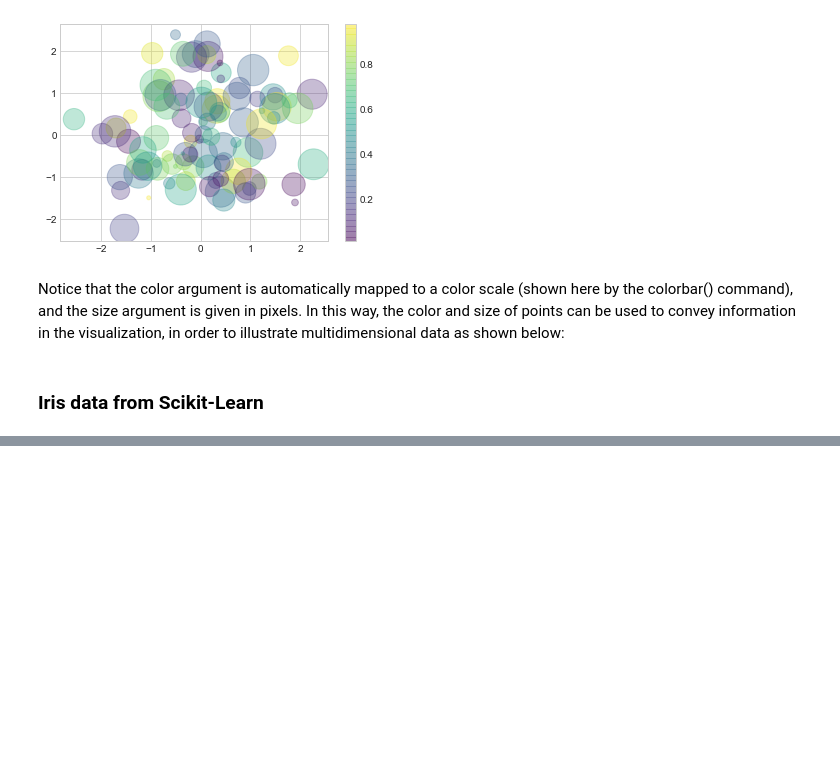
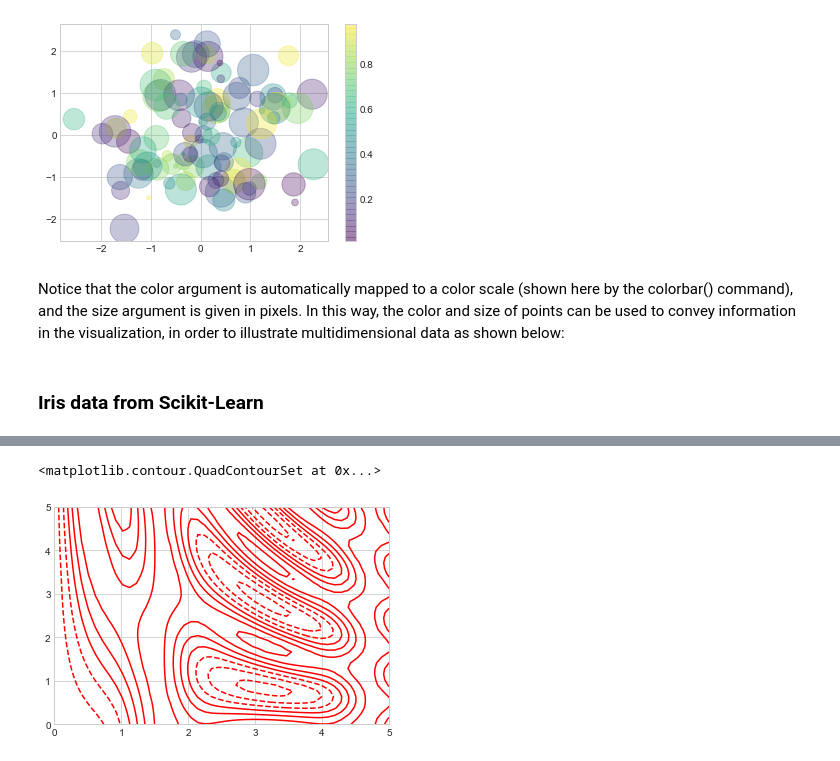
Before and after one commit to gyleodhis/My-Data-Science-Devops, a Jupyter notebook: Matplotlib/Matplotlib.ipynb, the cells around one changed output, grey strips where cells are left out. Drawn from its saved outputs; the diff is of its cells as text; code cells hidden in the pictures; blank space fills up the shorter version.

```diff
--- a/Matplotlib/Matplotlib.ipynb
+++ b/Matplotlib/Matplotlib.ipynb
@@ -224,0 +268,17 @@ order to illustrate multidimensional data as shown below:
+# %%
+def f(x, y):
+    return np.sin(x) ** 10 + np.cos(10 + y * x) * np.cos(x)
+# A contour plot can be created with the plt.contour function. It takes three arguments:
+# a grid of x values, a grid of y values, and a grid of z values.
+# Perhaps the most straightforward way to prepare such data is to use the
+# np.meshgrid function, which builds two-dimensional grids from one-dimensional arrays:
+x = np.linspace(0, 5, 50)
+y = np.linspace(0, 5, 40)
+X, Y = np.meshgrid(x, y)
+Z = f(X, Y)
+# %%
+# Now let’s look at this with a standard line-only contour plot
+plt.contour(X, Y, Z, colors='red')
+# %% [output]
+<matplotlib.contour.QuadContourSet at 0x...>
+[figure, added]
```
Also changed, not shown: parts of 24 cells of this notebook.
